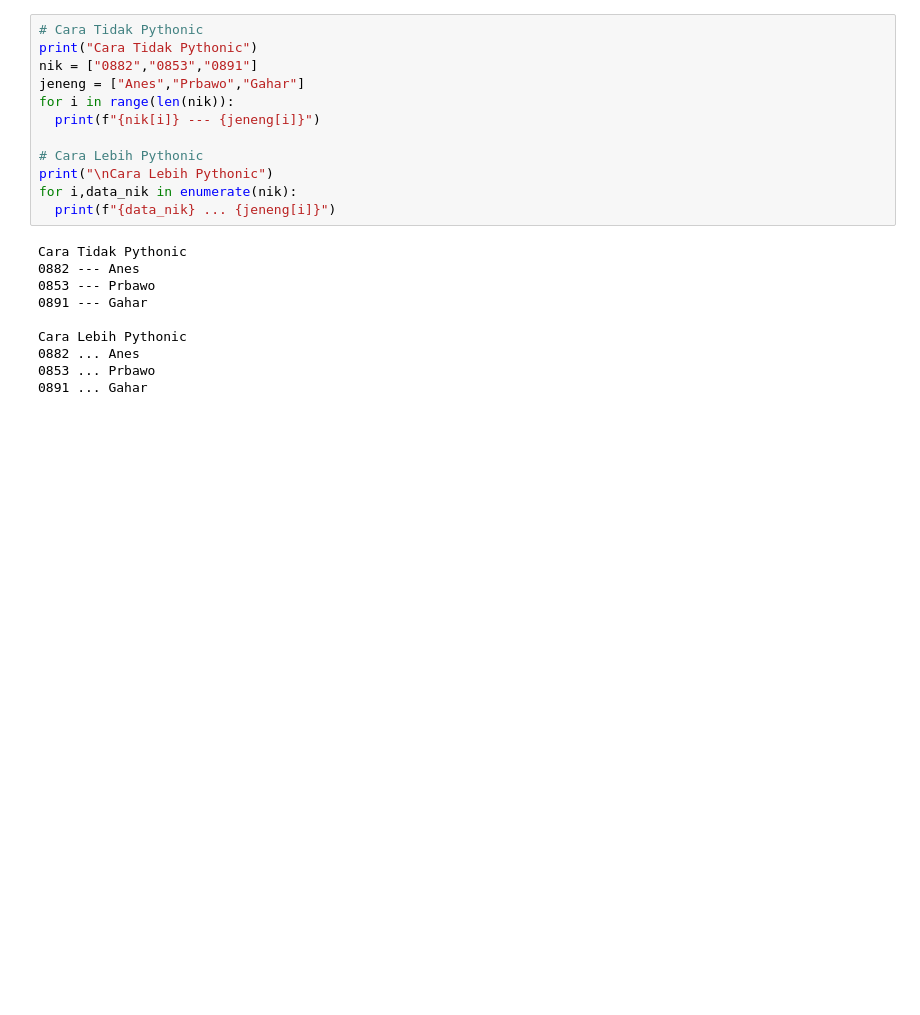
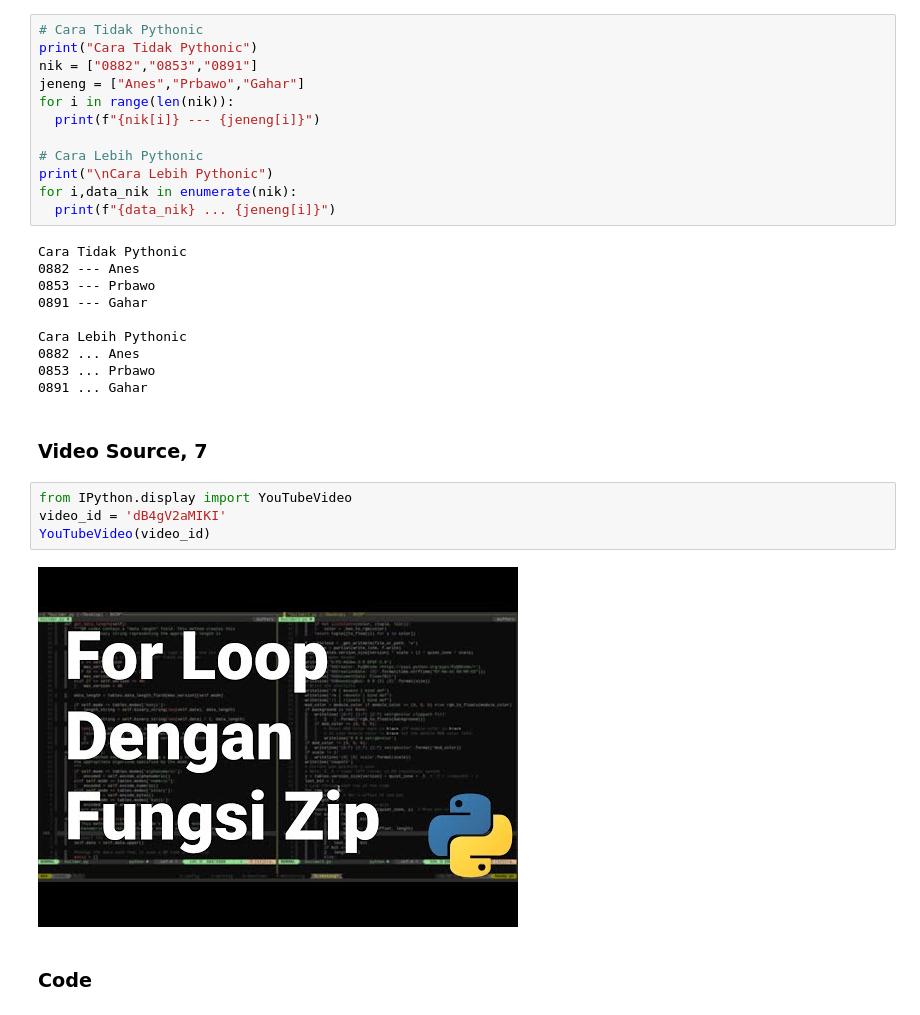
Before and after one commit to nazhiba/road_to_machine_learning.colab, a Jupyter notebook: Pythonic_Belajar_Tips_dan_Tricks_Pemrograman_Python.ipynb, the cells around one changed output. Saved outputs shown, nothing was run; the diff lists cells and outputs as text; blank space fills up the shorter version.

```diff
--- a/Pythonic_Belajar_Tips_dan_Tricks_Pemrograman_Python.ipynb
+++ b/Pythonic_Belajar_Tips_dan_Tricks_Pemrograman_Python.ipynb
@@ -200,3 +200,13 @@ Cara Lebih Pythonic
 0882 ... Anes
 0853 ... Prbawo
 0891 ... Gahar
+# %% [markdown]
+### Video Source, 7
+# %%
+from IPython.display import YouTubeVideo
+video_id = 'dB4gV2aMIKI'
+YouTubeVideo(video_id)
+# %% [output]
+[figure, added]
+# %% [markdown]
+### Code
```
Also changed, not shown: parts of 17 cells of this notebook.
